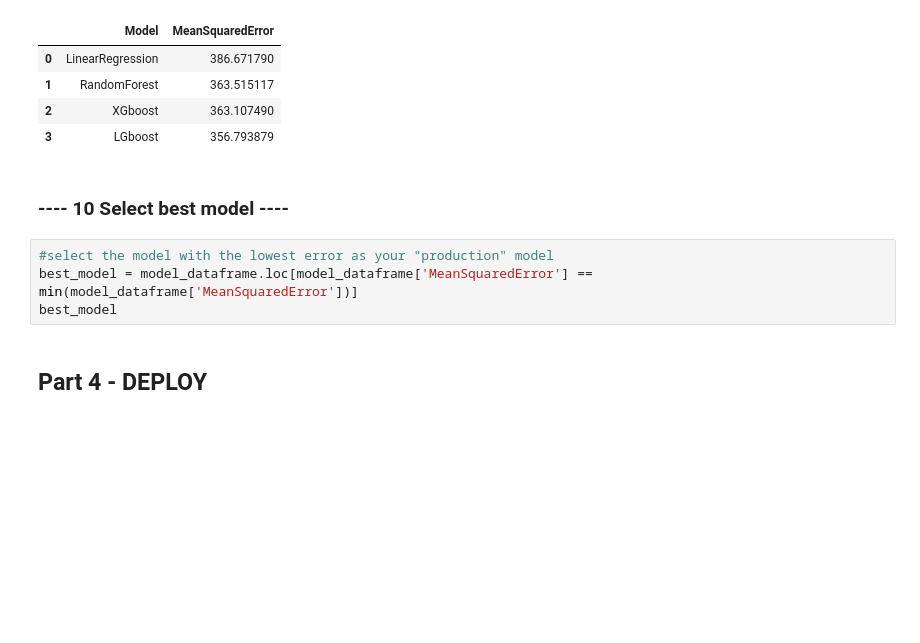
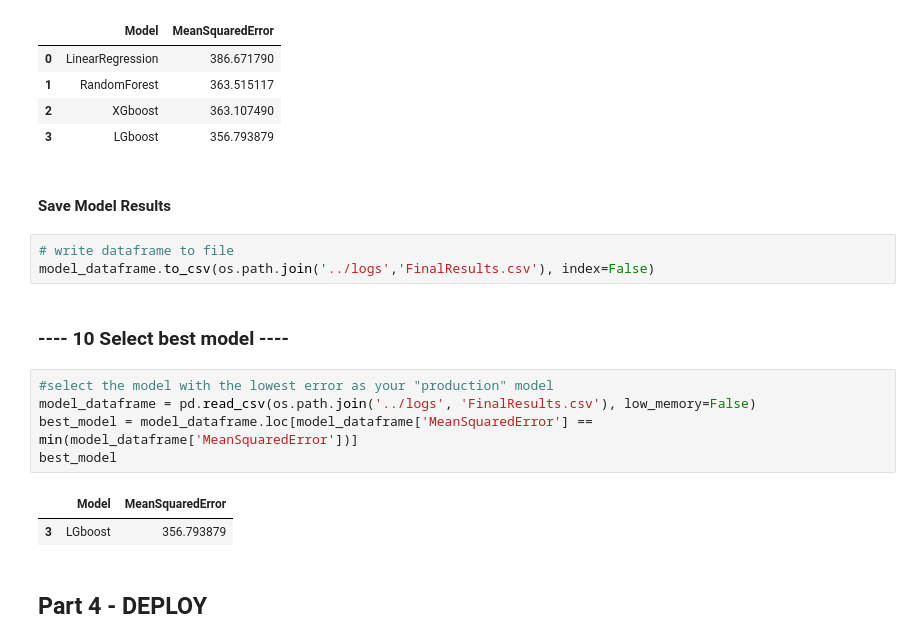
Before and after one commit to narquette/salarypredictionportfolio, a Jupyter notebook: code/Salary Prediction Notebook.ipynb, the cells around one changed output. Saved outputs shown, nothing was run; the diff lists cells and outputs as text; blank space fills up the shorter version.

```diff
--- a/code/Salary Prediction Notebook.ipynb
+++ b/code/Salary Prediction Notebook.ipynb
@@ -1360,12 +1360,21 @@ model_dataframe
 | 1 | RandomForest | 363.515117 |
 | 2 | XGboost | 363.107490 |
 | 3 | LGboost | 356.793879 |
+# %% [markdown]
+#### Save Model Results
+# %%
+# write dataframe to file
+model_dataframe.to_csv(os.path.join('../logs','FinalResults.csv'), index=False)
 # %% [markdown]
 ### ---- 10 Select best model  ----
 # %%
 #select the model with the lowest error as your "production" model
+model_dataframe = pd.read_csv(os.path.join('../logs', 'FinalResults.csv'), low_memory=False)
 best_model = model_dataframe.loc[model_dataframe['MeanSquaredError'] == min(model_dataframe['MeanSquaredError'])]
 best_model
+# %% [output]
+|  | Model | MeanSquaredError |
+| 3 | LGboost | 356.793879 |
 # %% [markdown]
 ## Part 4 - DEPLOY
 # %% [markdown]
```
Also changed, not shown: parts of 2 cells of this notebook, 23 other files.
